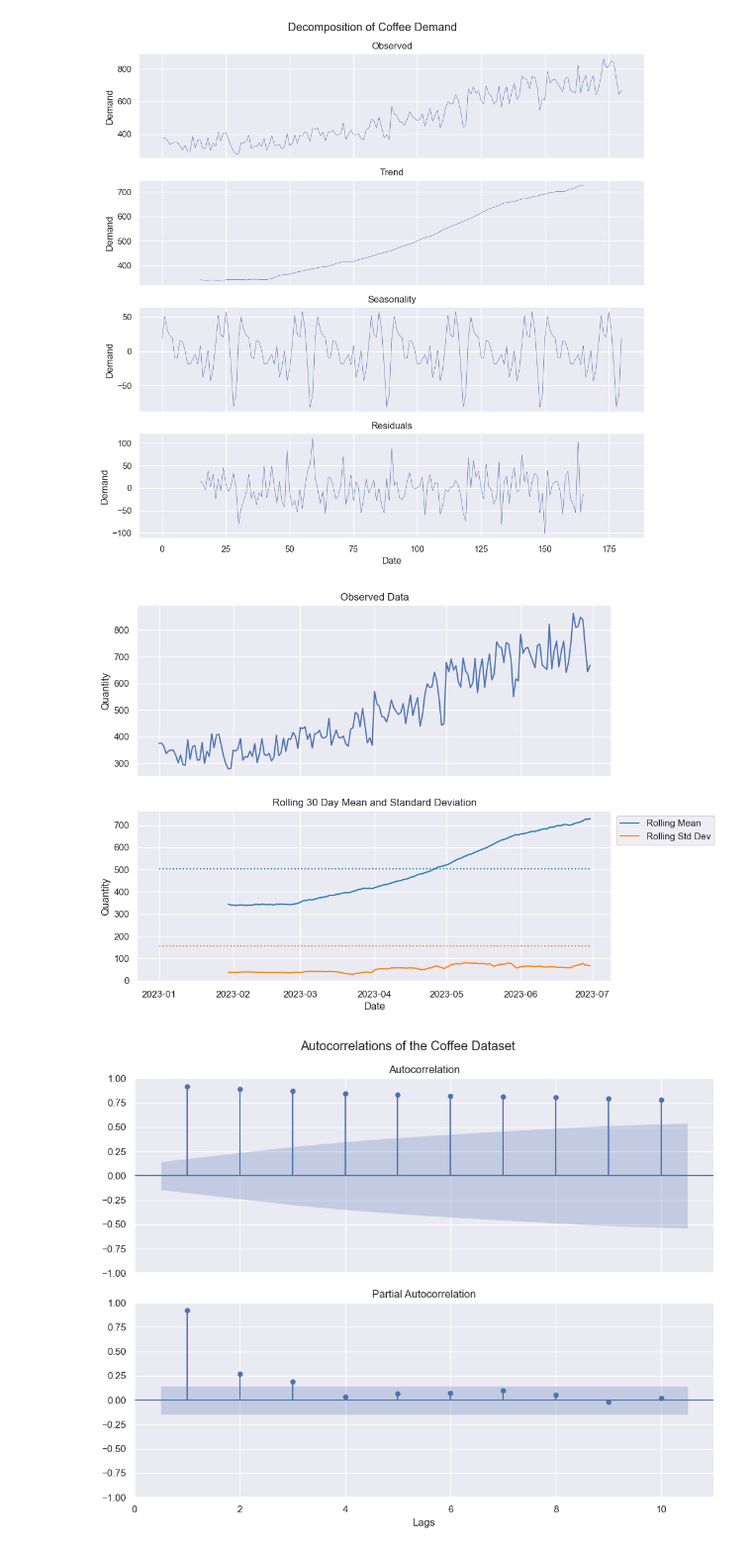
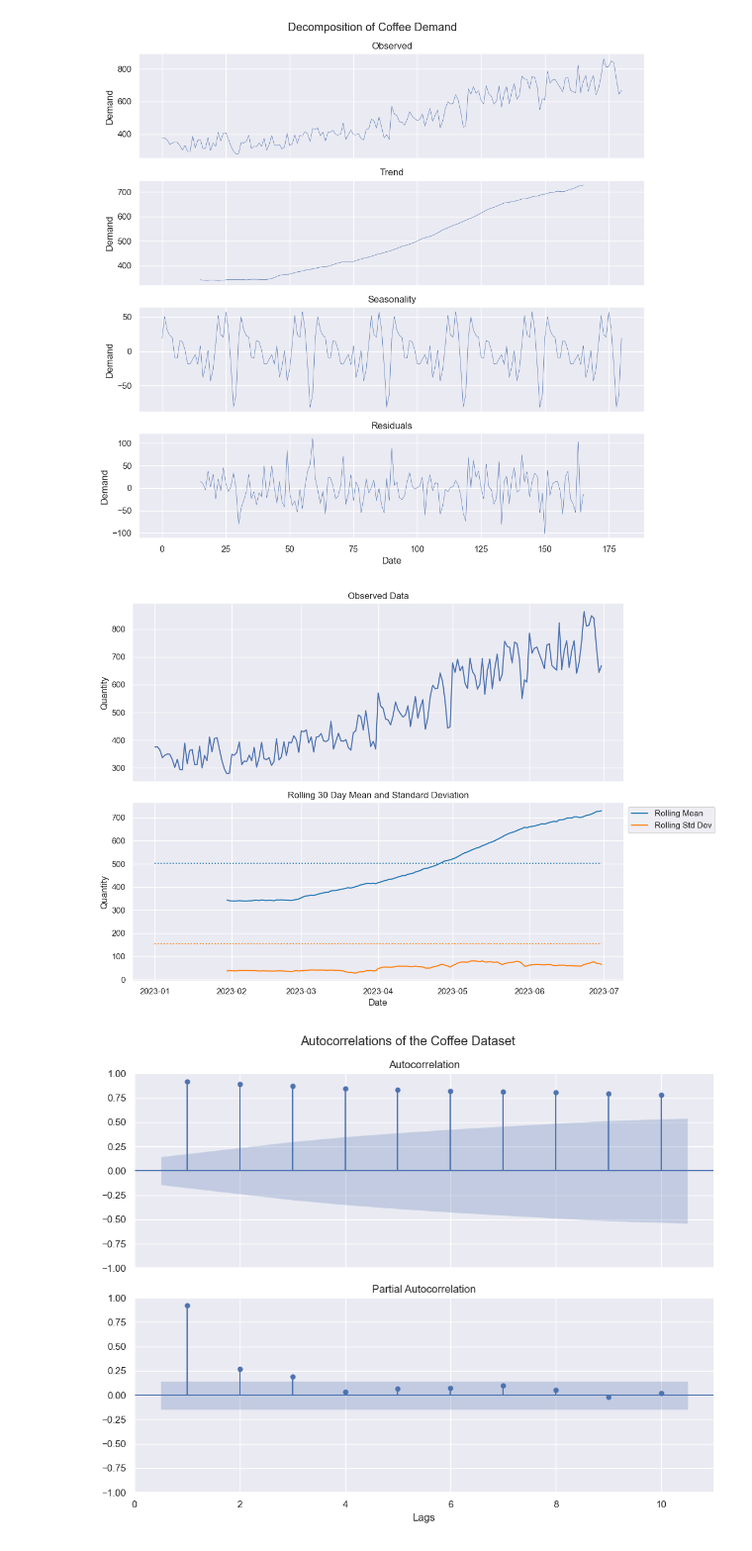
Before and after one commit to Murphysics1/masters_capstone, a Jupyter notebook: Data_EDA_and_Prep.ipynb, the cells around one changed output. Shown at 99% size. Cells and saved outputs as stored; diff of their text form; code cells hidden in the pictures.

Commit message:
Visuals Update

```diff
--- a/Data_EDA_and_Prep.ipynb
+++ b/Data_EDA_and_Prep.ipynb
@@ -56,34 +56,37 @@ df_coffee_stat = df_coffee.copy()
 
 df_coffee_stat['rolling mean'] = df_coffee['Quantity'].rolling(window=30).mean()
 df_coffee_stat['rolling std'] = df_coffee['Quantity'].rolling(window=30).std()
 df_coffee_stat['overall_mean'] = df_coffee['Quantity'].mean()
 df_coffee_stat['overall_std'] = df_coffee['Quantity'].std()
 
 tb_blue = '#1f77b4'
 tb_orange = '#ff7f0e'
 
 fig, axes= plt.subplots(2,1, figsize=(10, 8),sharex=True)
 
 sns.lineplot(data=df_coffee_stat, x='Date',y='Quantity',errorbar=None, ax=axes[0])
 sns.lineplot(df_coffee_stat,x='Date', y='rolling mean',errorbar=None,ax=axes[1],color=tb_blue)
 sns.lineplot(df_coffee_stat,x='Date', y='rolling std',errorbar=None,ax=axes[1],color=tb_orange)
 sns.lineplot(df_coffee_stat,x='Date',y='overall_mean',errorbar=None,ax=axes[1],linestyle = ':',color=tb_blue)
 sns.lineplot(df_coffee_stat,x='Date',y='overall_std',errorbar=None,ax=axes[1],linestyle = ':',color= tb_orange)
 
 axes[0].set(title = 'Observed Data',
        xlabel = 'Date',
        ylabel='Quantity')
 #axes[0].set_ylim(-1.5,1.5)
 
 axes[1].set(title = 'Rolling 30 Day Mean and Standard Deviation',
        xlabel = 'Date',
        ylabel='Quantity')
 axes[1].legend(loc="upper left", labels=[ "Rolling Mean", "Rolling Std Dev"])
 #axes[1].set_ylim(-1.5,1.5)
 
+plt.tight_layout()
+plt.savefig(f'Images/Stationarity/Original.png')
+
 sns.move_legend(axes[1], "upper left", bbox_to_anchor=(1, 1))
 # %% [output]
-[figure, old version]
+[figure, new version]
 # %%
 acf_pacf(df_coffee['Quantity'],"Autocorrelations of the Coffee Dataset")
 # %% [output]
```
Also changed, not shown: 1 other file.
